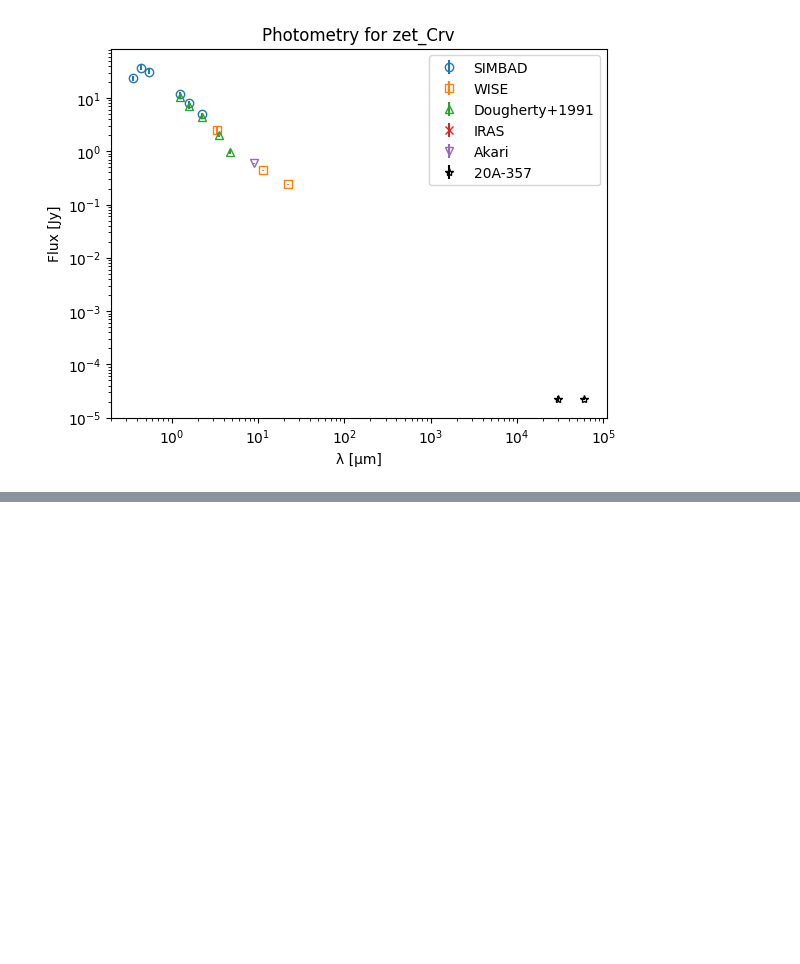
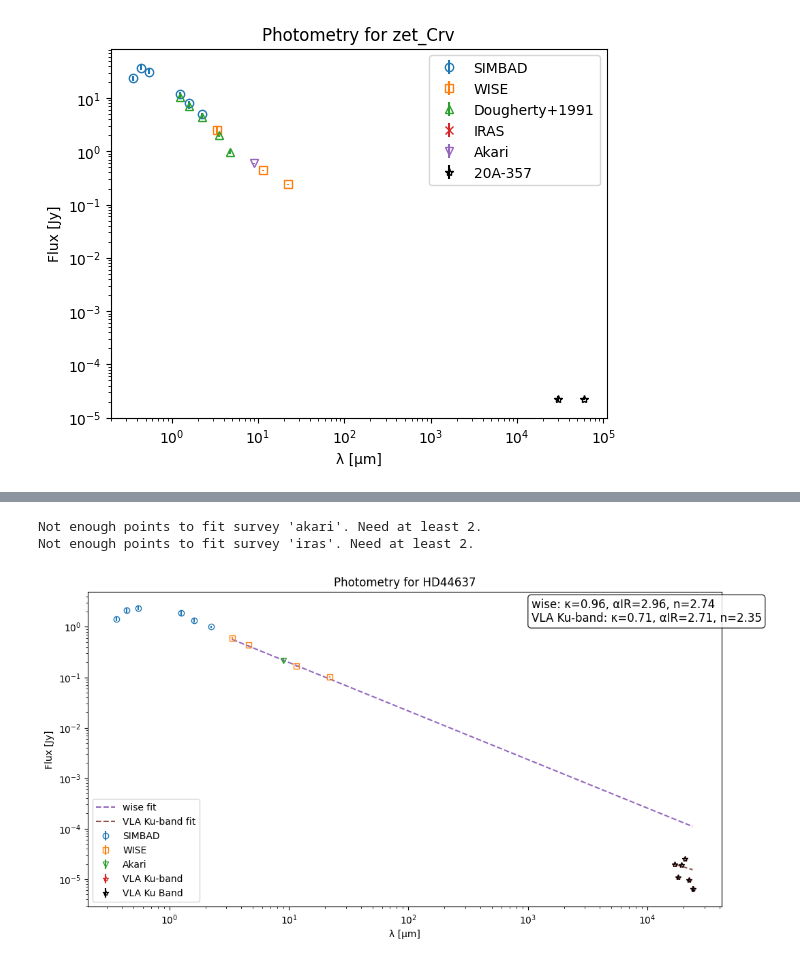
Before and after one commit to joshuamarine3/Be-Stars, a Jupyter notebook: Be_SED_analysis.ipynb, the cells around one changed output, grey strips where cells are left out. Drawn from its saved outputs; the diff is of its cells as text; code cells hidden in the pictures; blank space fills up the shorter version.

```diff
--- a/Be_SED_analysis.ipynb
+++ b/Be_SED_analysis.ipynb
@@ -958,0 +1021,18 @@ Not enough points to fit survey 'iras'. Need at least 2.
+# %%
+HD44637_indir = os.path.expanduser('~/gdrive/Shared Drives/MACRO-Be/TDEM0040/')
+
+HD44637_result = plot_photometry_with_fit(
+    indir=HD44637_indir,
+    outdir=outdir,
+    source="HD44637",
+    photometry_name="HD44637",
+    fit_survey=["wise", 'akari', 'iras', 'VLA Ku-band'],
+    fit_in_loglog=True,   # direct F_nu = A * lambda^-kappa fit
+    fit_err=False,
+    teff=teff_dict.get("HD44637"),            # needed for n
+    annotate_powerlaw=True
+)
+# %% [output]
+Not enough points to fit survey 'akari'. Need at least 2.
+Not enough points to fit survey 'iras'. Need at least 2.
+[figure, added]
```
Also changed, not shown: parts of 8 cells of this notebook, 38 other files.
